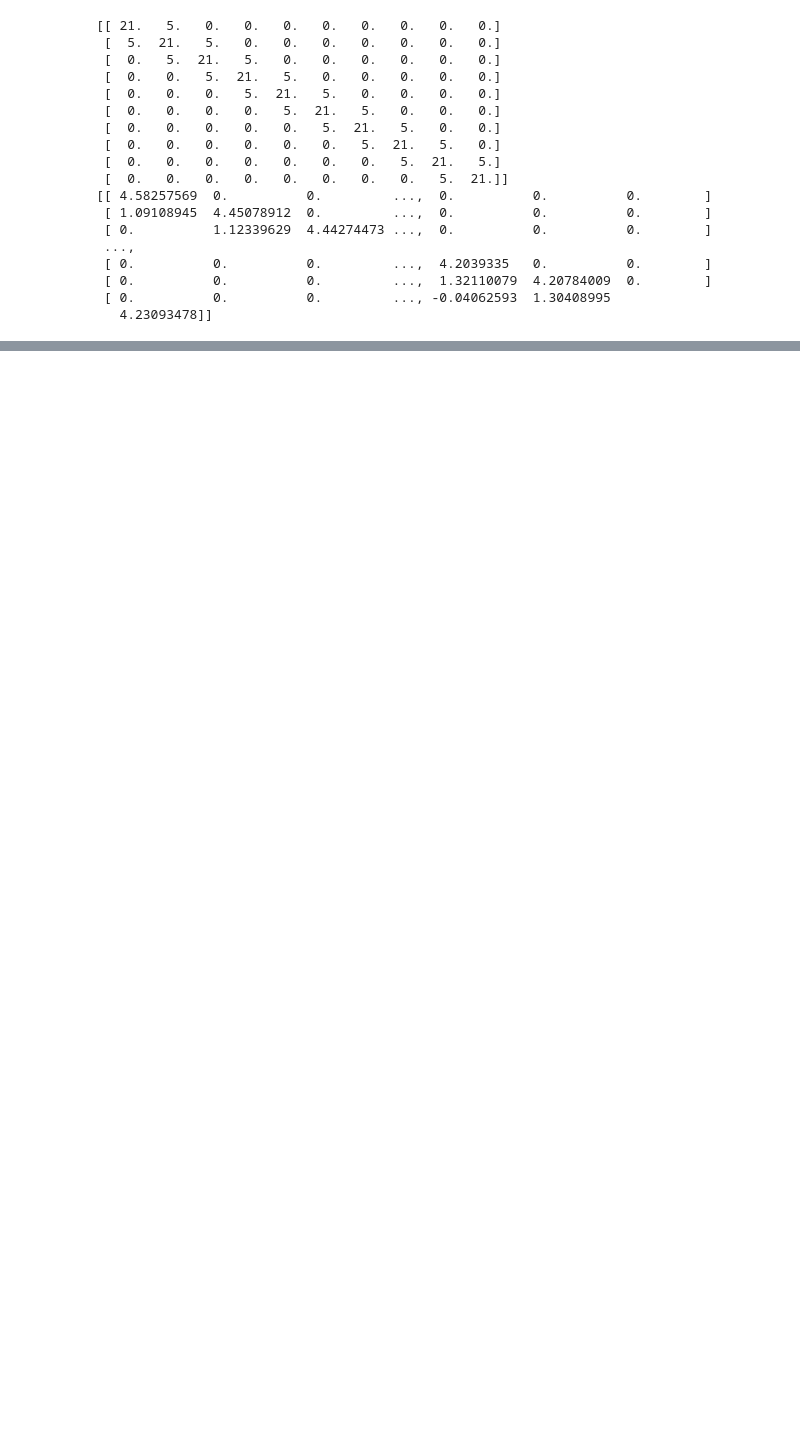
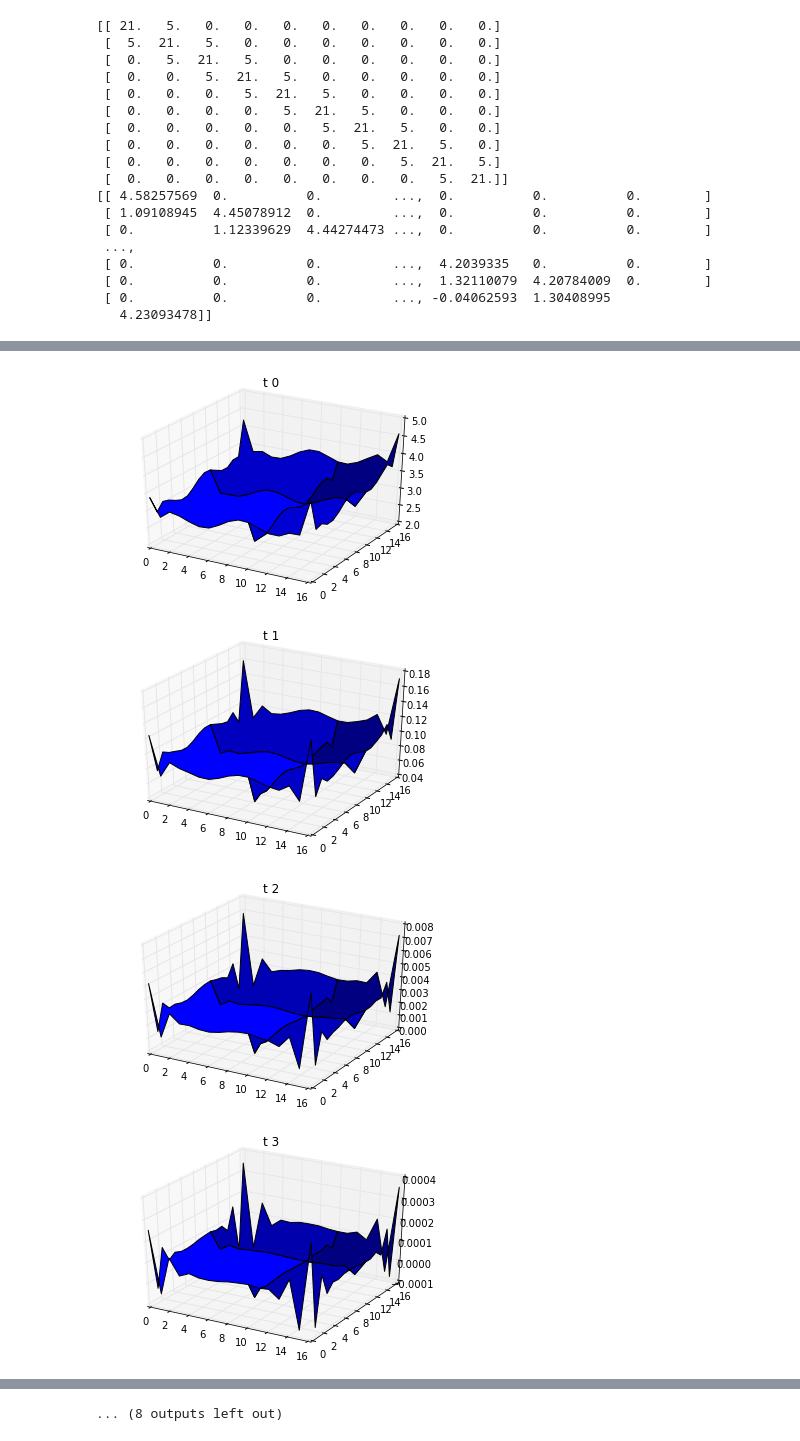
Before and after one commit to ucb-sejits/pygmg, a Jupyter notebook: hpgmg/finite_volume/hpgmg view.ipynb, the cells around one changed output, grey strips where cells are left out. Drawn from its saved outputs; the diff is of its cells as text; code cells hidden in the pictures; blank space fills up the shorter version.

```diff
--- a/hpgmg/finite_volume/hpgmg view.ipynb
+++ b/hpgmg/finite_volume/hpgmg view.ipynb
@@ -84,0 +130,23 @@ for trial in range(125):
+# %%
+#V CYCLE multiple timesteps
+
+
+for time_step in range(0, 20):
+    x = np.zeros_like(b)
+    for trial in range(5):
+        xv = solver(A, b, x, "V")
+
+
+        if trial % 25 == 1 or trial < 6:
+            residualv = xv - exact_x.reshape(b.shape)
+
+
+        x=xv
+    #plot(residualv, b.shape, "iteration {}".format(trial))
+    plot(xv, b.shape, "t {}".format(time_step))
+    b=x
+# %% [output]
+[figure, added]
+[figure, added]
+[figure, added]
+[figure, added]
@@ -84,0 +161 @@ for trial in range(125):
+... (8 outputs left out)
```
Also changed, not shown: parts of 8 cells of this notebook.
